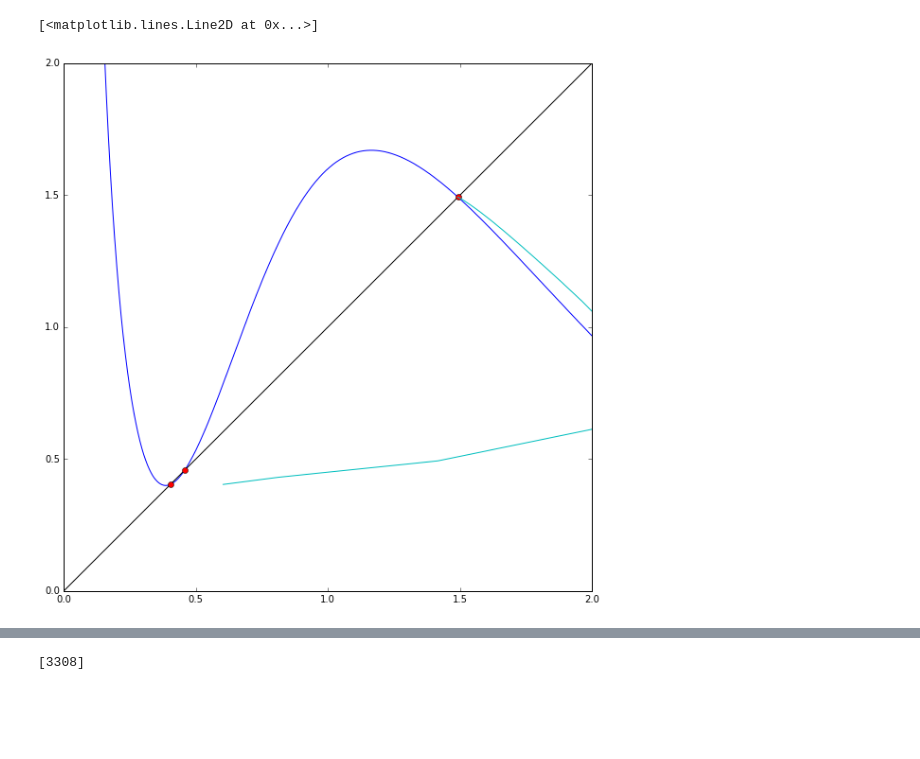
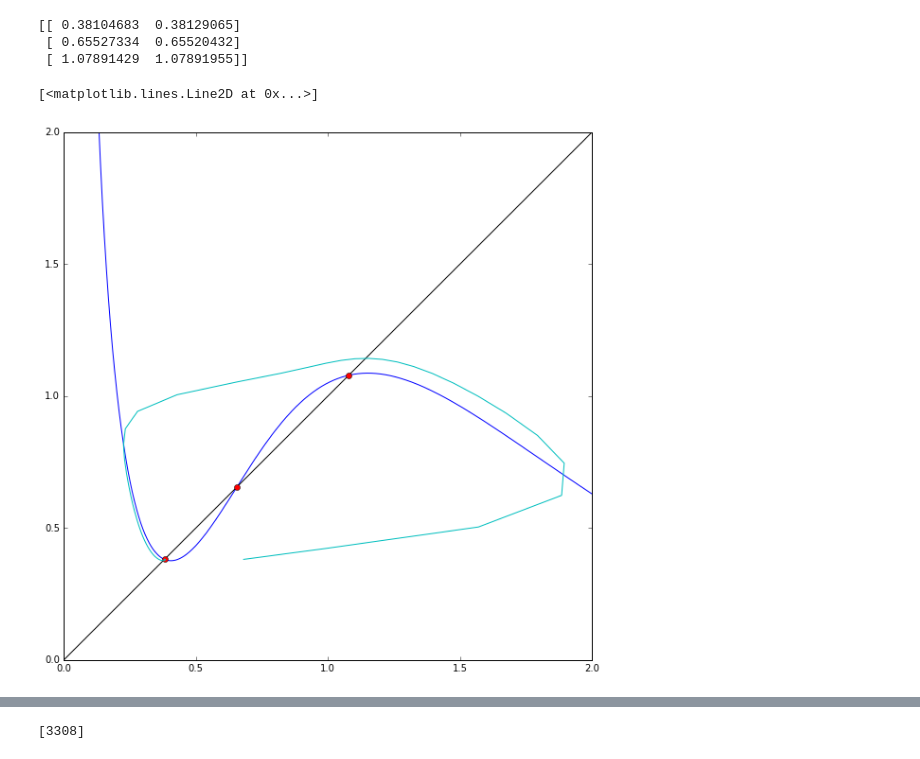
Before and after one commit to baixue0042/pde2d, a Jupyter notebook: src/analysis.ipynb, the cells around one changed output, grey strips where cells are left out. Cells and saved outputs as stored; diff of their text form; code cells hidden in the pictures; blank space fills up the shorter version.

```diff
--- a/src/analysis.ipynb
+++ b/src/analysis.ipynb
@@ -12,33 +12,38 @@ from scipy.integrate import odeint
 # %%
 def cross_zero_index(value):
     return np.where(np.diff(np.sign(value)))[0]
 
 def derivative_value(u, t, k):
     A, F = u
     dAdt = (k[0]+k[1]*A**3/(A**3+1))-(1+k[2]*F)*A
     dFdt = k[3]*(A-F)
     return [dAdt, dFdt]
 
 def nc(A, k):
     temp = k[0]+k[1]*A**3/(A**3+1)
     return (temp/A-1)/k[2]
 
 
-k_R = [0.3,3,0.5,0.1]#k2 vary 0.5-0.9
+k_R = [0.34,3,0.8,0.1,0.001,1]#k2 vary 0.5-0.9
 plt.figure(figsize=(10,10))
 ax = plt.subplot(111,ylim=[0,2],xlim=[0,2])
 A = np.linspace(0.00001, 3, 10000)
 plt.plot(A,nc(A,k_R))
 plt.plot(A,A,'k')
 
 
 index = cross_zero_index( nc(A,k_R)-A )
 ss = np.array([[A[i],nc(A,k_R)[i]] for i in index])
+print ss
+
 plt.plot(ss[:,0],ss[:,1],'ro')
 
-c0 = ss[0,:];c0[0]=c0[0]+0.2;
+c0 = ss[0,:];c0[0]=c0[0]+0.3;
 c = odeint(derivative_value,c0,np.arange(0,100),args=tuple([k_R]))
 plt.plot(c[:,0],c[:,1],'c')
 # %% [output]
-[<matplotlib.lines.Line2D at 0x...>]
+[[ 0.38104683  0.38129065]
+ [ 0.65527334  0.65520432]
+ [ 1.07891429  1.07891955]]
+[<matplotlib.lines.Line2D at 0x...>]
-[figure, old version]
+[figure, new version]
```
Also changed, not shown: parts of 2 cells of this notebook.
